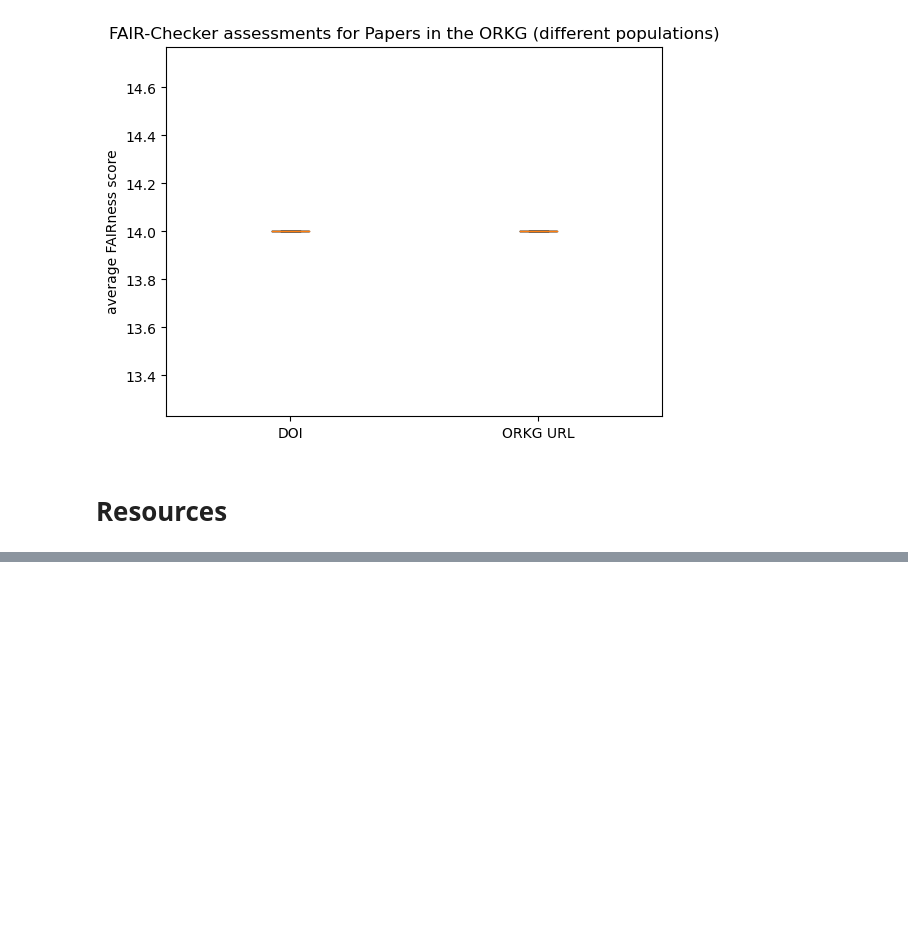
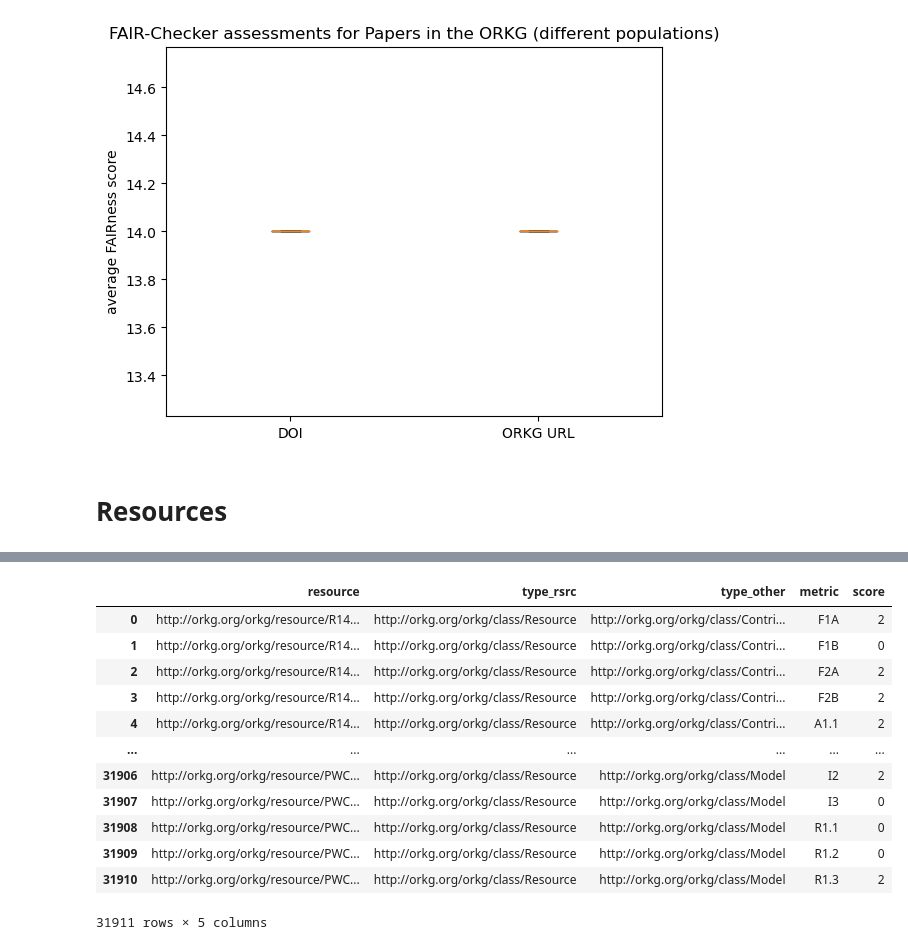
Before and after one commit to mwurzbacher/FAIRness-assessment-tools-evaluation-using-ORKG, a Jupyter notebook: FAIR_Checker_evaluation.ipynb, the cells around one changed output, grey strips where cells are left out. Saved outputs shown, nothing was run; the diff lists cells and outputs as text; code cells hidden in the pictures; blank space fills up the shorter version.

```diff
--- a/FAIR_Checker_evaluation.ipynb
+++ b/FAIR_Checker_evaluation.ipynb
@@ -974,0 +1067,33 @@ plt.show()
+# %%
+assessment_resource_df = pd.DataFrame()
+
+resources = list(chain.from_iterable([[x]*11 for x in resource_sample_df['resources']]))
+assessment_resource_df['resource'] = resources
+
+types_rsrcs = list(chain.from_iterable([[x]*11 for x in resource_sample_df['type_rsrc']]))
+assessment_resource_df["type_rsrc"] = types_rsrcs
+
+types_others = list(chain.from_iterable([[x]*11 for x in resource_sample_df['type_other']]))
+assessment_resource_df["type_other"] = types_others
+
+metrics = list(chain.from_iterable([get_metrics_from_result(assessment_result=x) for x in resource_sample_df['FAIR_assessment']]))
+assessment_resource_df['metric'] = metrics
+
+scores = list(chain.from_iterable([get_scores_from_result(assessment_result=x) for x in resource_sample_df['FAIR_assessment']]))
+assessment_resource_df['score'] = scores
+
+assessment_resource_df
+# %% [output]
+|  | resource | type_rsrc | type_other | metric | score |
+| 0 | http://orkg.org/orkg/resource/R14... | http://orkg.org/orkg/class/Resource | http://orkg.org/orkg/class/Contri... | F1A | 2 |
+| 1 | http://orkg.org/orkg/resource/R14... | http://orkg.org/orkg/class/Resource | http://orkg.org/orkg/class/Contri... | F1B | 0 |
+| 2 | http://orkg.org/orkg/resource/R14... | http://orkg.org/orkg/class/Resource | http://orkg.org/orkg/class/Contri... | F2A | 2 |
+| 3 | http://orkg.org/orkg/resource/R14... | http://orkg.org/orkg/class/Resource | http://orkg.org/orkg/class/Contri... | F2B | 2 |
+| 4 | http://orkg.org/orkg/resource/R14... | http://orkg.org/orkg/class/Resource | http://orkg.org/orkg/class/Contri... | A1.1 | 2 |
+| ... | ... | ... | ... | ... | ... |
+| 31906 | http://orkg.org/orkg/resource/PWC... | http://orkg.org/orkg/class/Resource | http://orkg.org/orkg/class/Model | I2 | 2 |
+| 31907 | http://orkg.org/orkg/resource/PWC... | http://orkg.org/orkg/class/Resource | http://orkg.org/orkg/class/Model | I3 | 0 |
+| 31908 | http://orkg.org/orkg/resource/PWC... | http://orkg.org/orkg/class/Resource | http://orkg.org/orkg/class/Model | R1.1 | 0 |
+| 31909 | http://orkg.org/orkg/resource/PWC... | http://orkg.org/orkg/class/Resource | http://orkg.org/orkg/class/Model | R1.2 | 0 |
+| 31910 | http://orkg.org/orkg/resource/PWC... | http://orkg.org/orkg/class/Resource | http://orkg.org/orkg/class/Model | R1.3 | 2 |
+31911 rows × 5 columns
```
Also changed, not shown: parts of 10 cells of this notebook, 1 other file.
